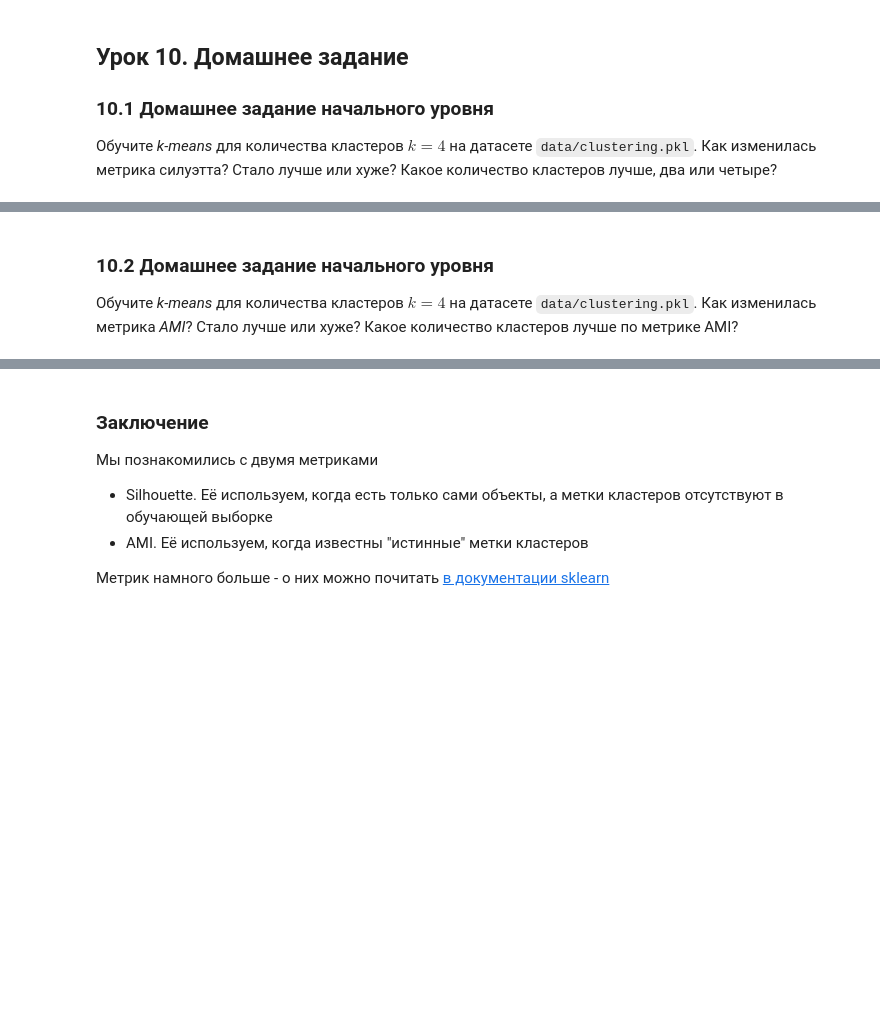
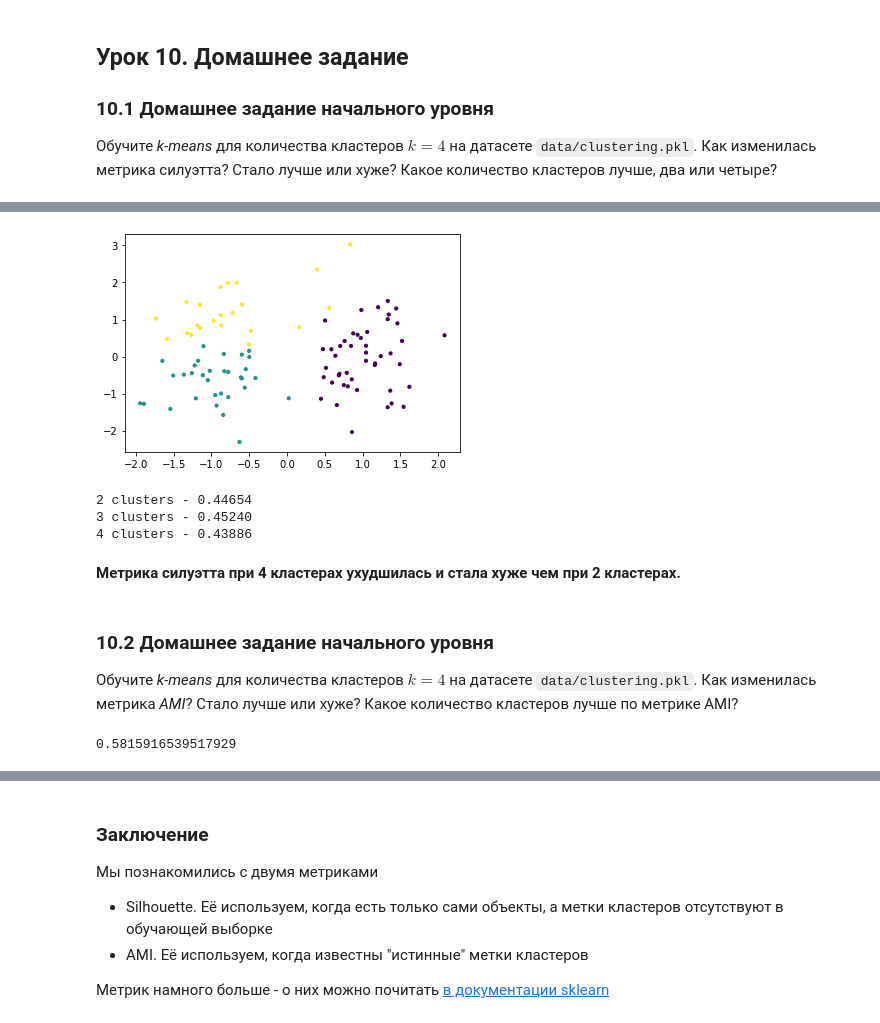
Before and after one commit to vegorovmsk/ml_beginner_level, a Jupyter notebook: 07_clasterization/jun_ml_7_hw_6.ipynb, the cells around one changed output, grey strips where cells are left out. Cells and saved outputs as stored; diff of their text form; code cells hidden in the pictures; blank space fills up the shorter version.

```diff
--- a/07_clasterization/jun_ml_7_hw_6.ipynb
+++ b/07_clasterization/jun_ml_7_hw_6.ipynb
@@ -9,3 +49,16 @@
+# %%
+plt.scatter(X[:, 0], X[:, 1], 10, c=model_3.labels_)
+plt.show()
+# %% [output]
+[figure, added]
+# %%
+print("2 clusters - {:.5f}\n3 clusters - {:.5f}\n4 clusters - {:.5f}\n".format(score_2, score_3, score_4))
+# %% [output]
+2 clusters - 0.44654
+3 clusters - 0.45240
+4 clusters - 0.43886
+# %% [markdown]
+**Метрика силуэтта при 4 кластерах ухудшилась и стала хуже чем при 2 кластерах.**
 # %% [markdown]
 
 ### 10.2 Домашнее задание начального уровня
@@ -15,0 +67,7 @@
+# %%
+from sklearn.metrics import adjusted_mutual_info_score
+
+ami_score_4 = adjusted_mutual_info_score(Y, model_4.labels_, average_method='arithmetic')
+ami_score_4
+# %% [output]
+0.5815916539517929
```
Also changed, not shown: parts of 19 cells of this notebook, 2 other files.
